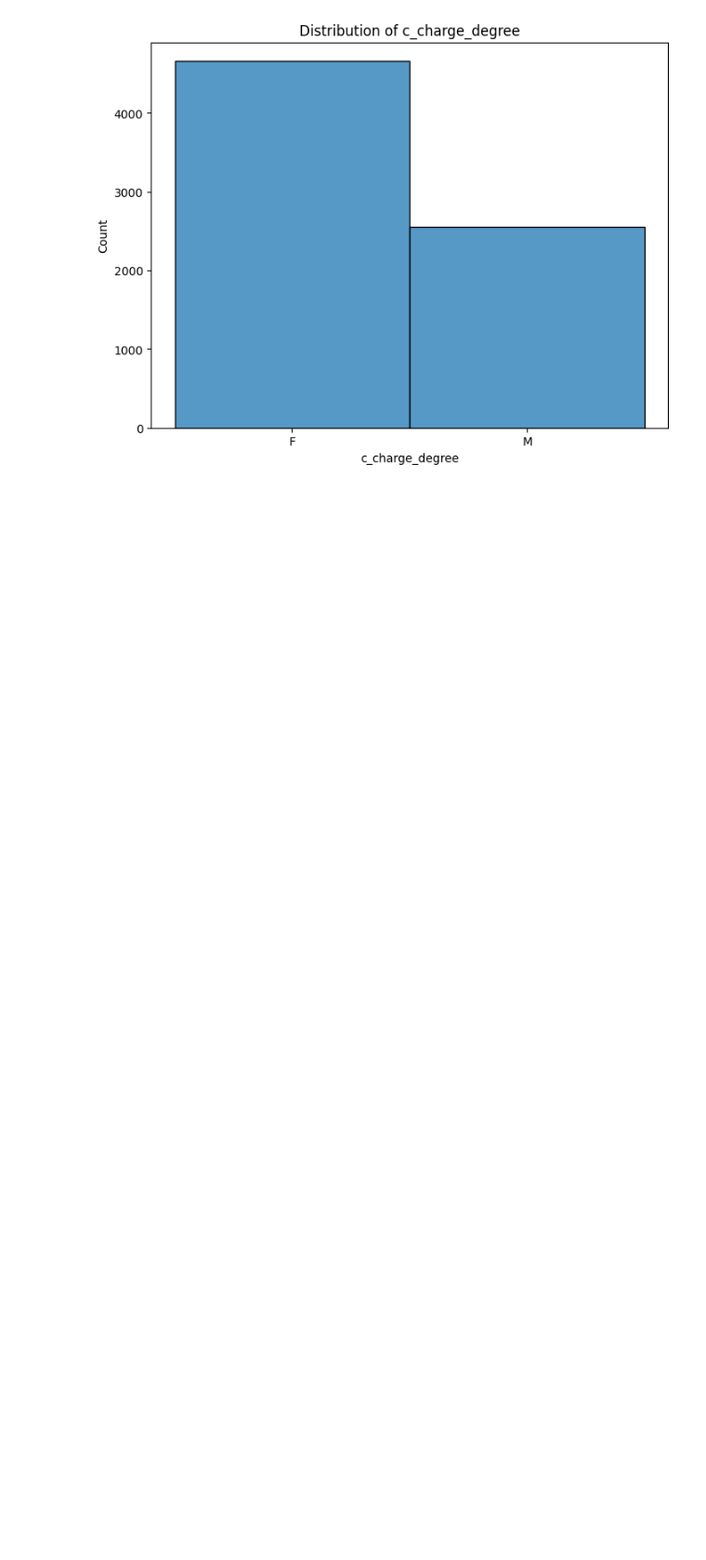
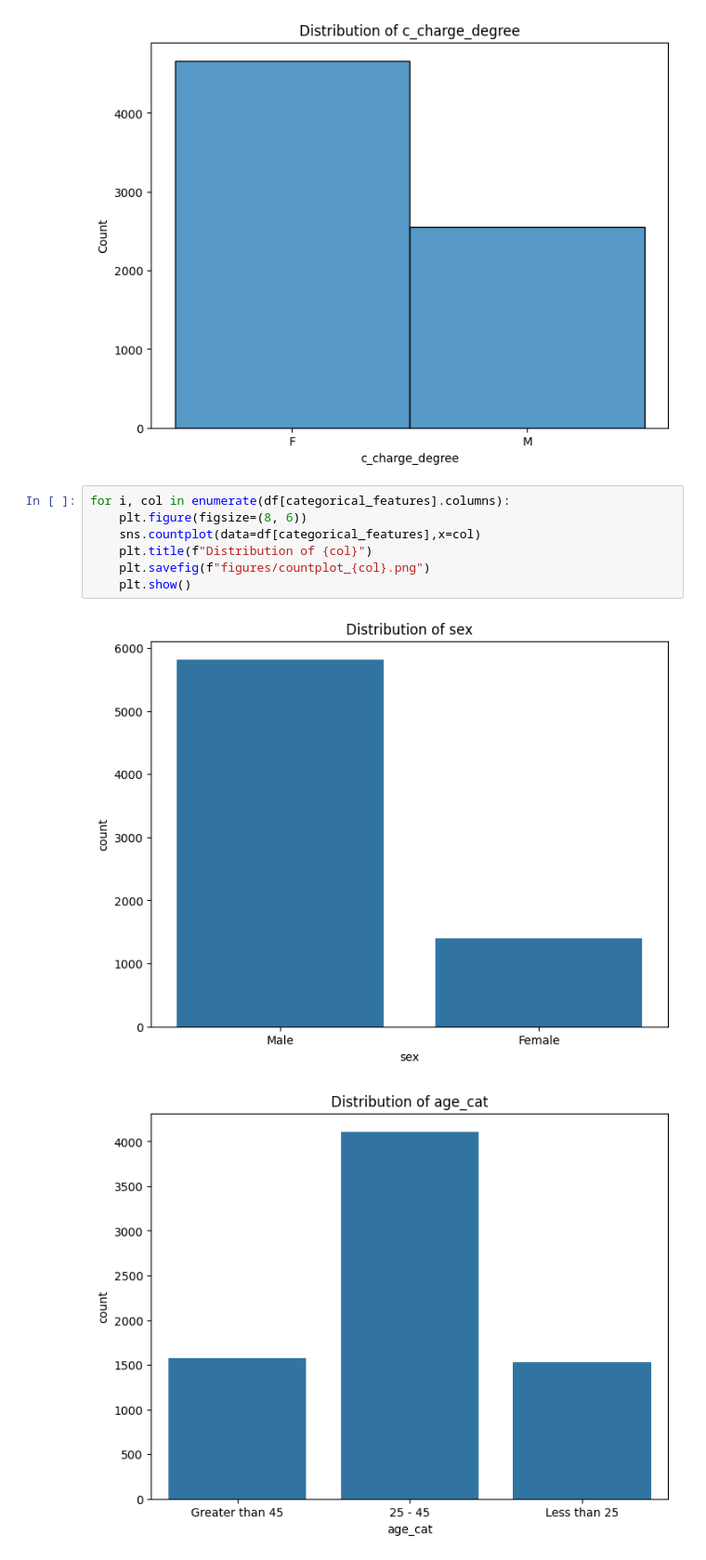
Before and after one commit to estellelm38/Fairness_COMPAS, a Jupyter notebook: dataset_exploration.ipynb, the cells around one changed output. Shown: that part at 93% size. Cells and saved outputs as stored; diff of their text form; blank space fills up the shorter version.

```diff
--- a/dataset_exploration.ipynb
+++ b/dataset_exploration.ipynb
@@ -118,3 +118,13 @@ for i, col in enumerate(df[quantitative_features].columns):
 [figure]
 [figure]
 [figure]
+# %%
+for i, col in enumerate(df[categorical_features].columns):
+    plt.figure(figsize=(8, 6))
+    sns.countplot(data=df[categorical_features],x=col)
+    plt.title(f"Distribution of {col}")
+    plt.savefig(f"figures/countplot_{col}.png")
+    plt.show()
+# %% [output]
+[figure, added]
+[figure, added]
```
Also changed, not shown: parts of 1 cell of this notebook, 12 other files.
